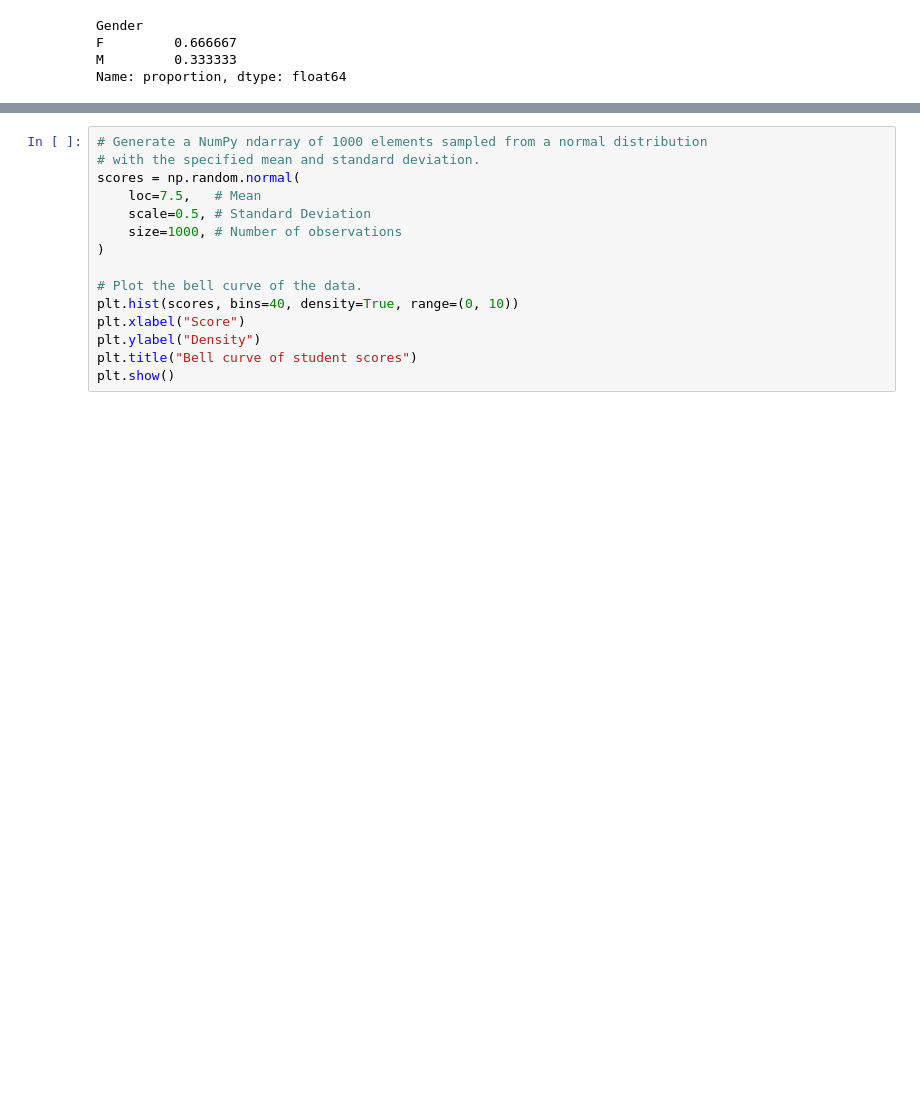
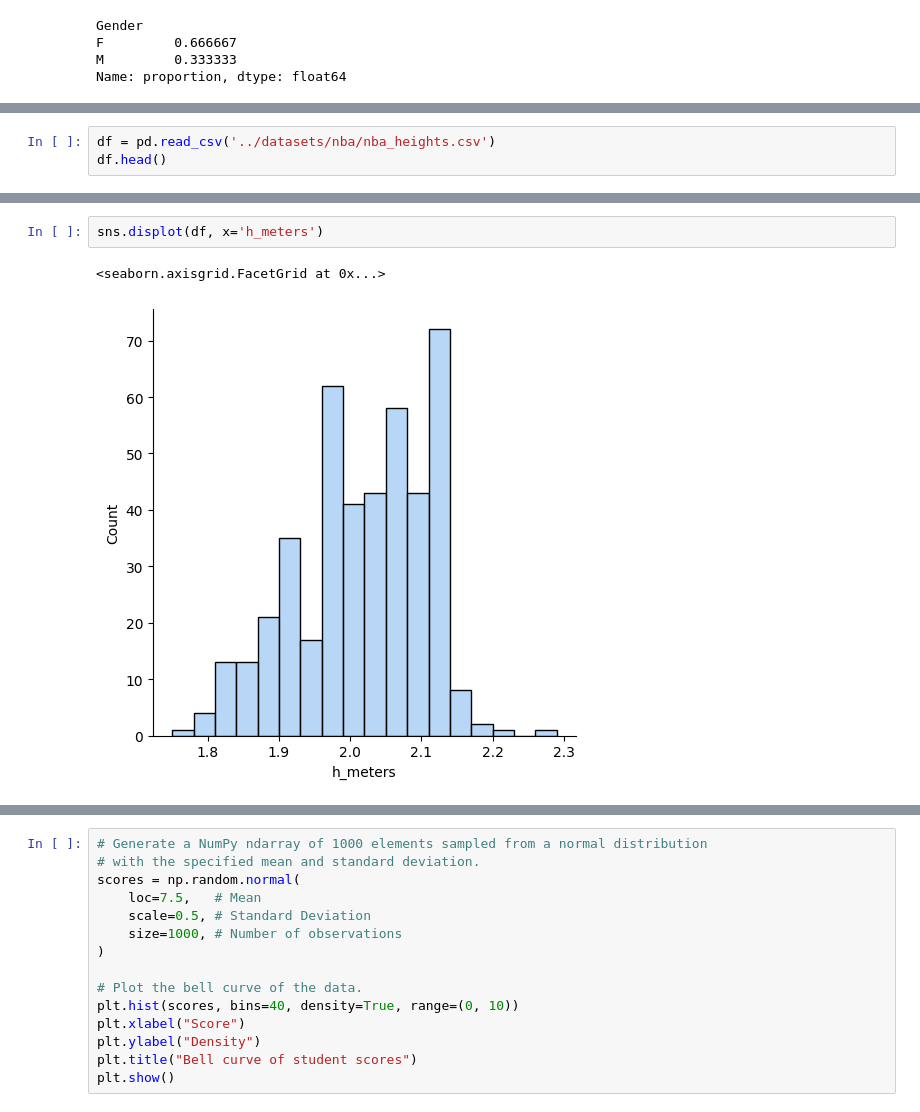
Before and after one commit to HassanAlgoz/data-analytics, a Jupyter notebook: lecture_v2/L04_statistics.ipynb, the cells around one changed output, grey strips where cells are left out. Saved outputs shown, nothing was run; the diff lists cells and outputs as text; blank space fills up the shorter version.

```diff
--- a/lecture_v2/L05_descriptive_statistics.ipynb
+++ b/lecture_v2/L04_statistics.ipynb
@@ -86,0 +37,3 @@ Measures of central tendency provide a summary statistic on the center of a give
+# %%
+df = pd.read_csv('../datasets/nba/nba_heights.csv')
+df.head()
@@ -86,0 +47,5 @@ Measures of central tendency provide a summary statistic on the center of a give
+# %%
+sns.displot(df, x='h_meters')
+# %% [output]
+<seaborn.axisgrid.FacetGrid at 0x...>
+[figure, added]
```
Also changed, not shown: parts of 56 cells of this notebook, 7 other files.
